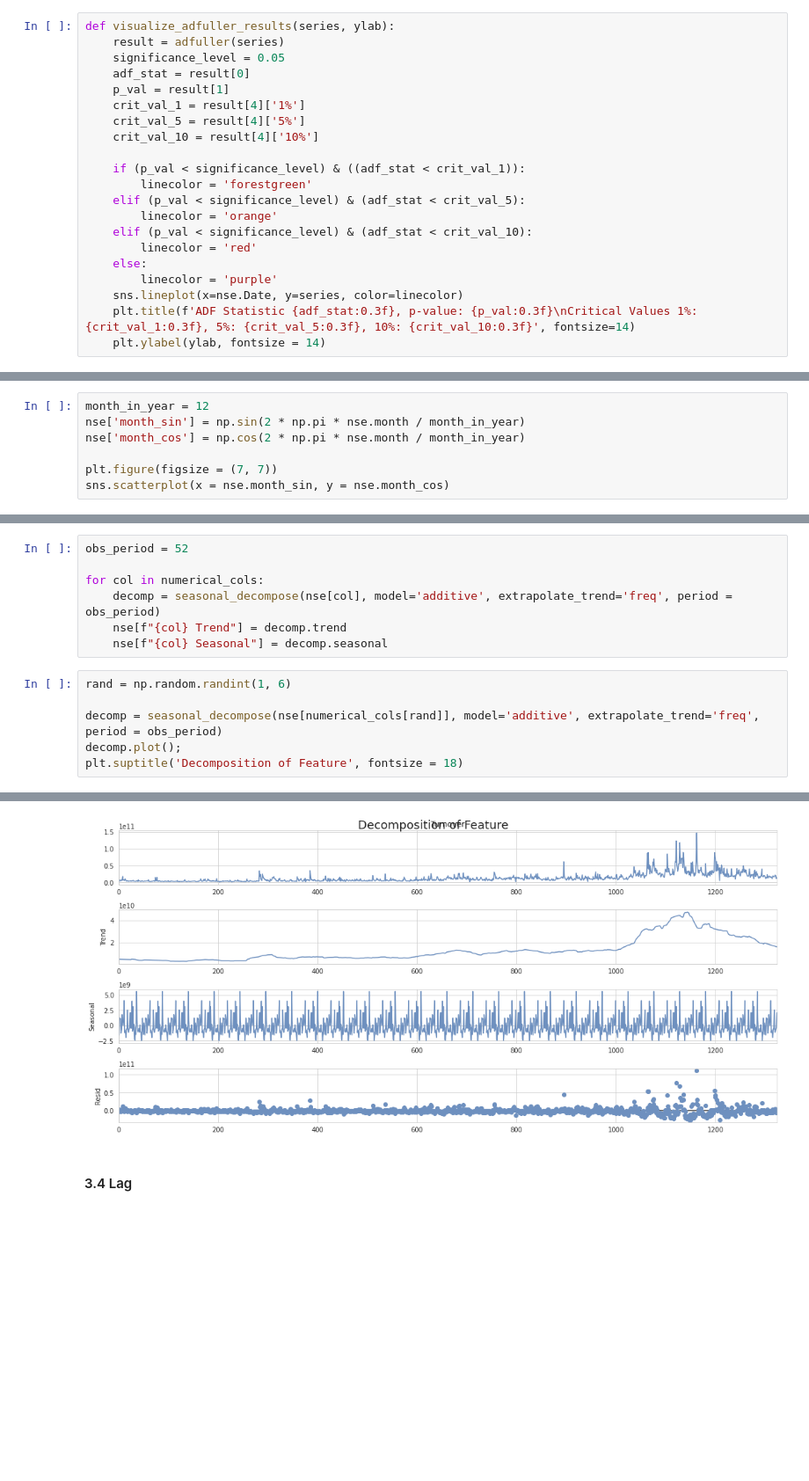
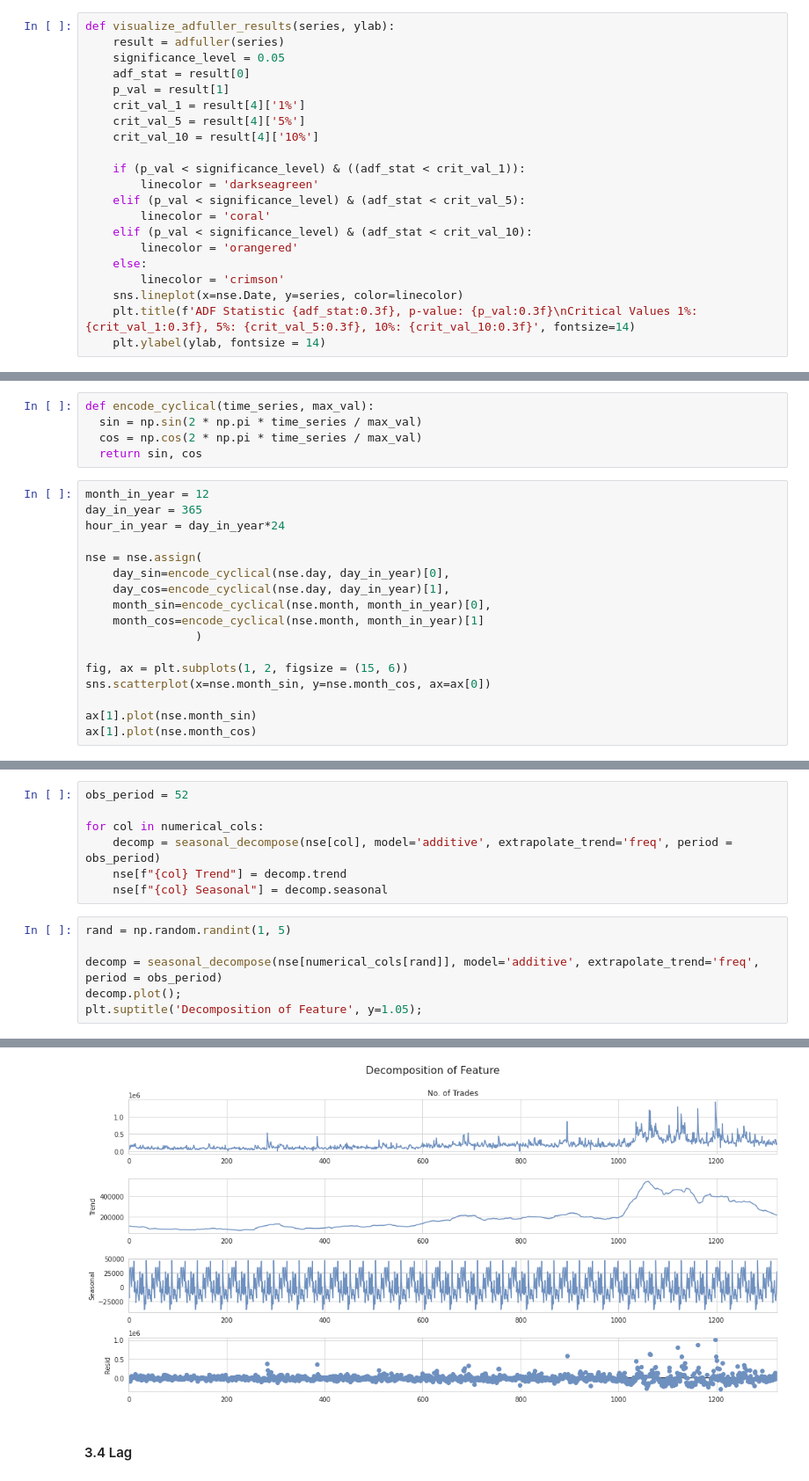
Before and after one commit to Satorumi/Machine-Learning, a Jupyter notebook: TimeSeries_Analysis.ipynb, the cells around one changed output, grey strips where cells are left out. Shown at 88% size. Cells and saved outputs as stored; diff of their text form; blank space fills up the shorter version.

```diff
--- a/TimeSeries_Analysis.ipynb
+++ b/TimeSeries_Analysis.ipynb
@@ -209,13 +223,13 @@ def visualize_adfuller_results(series, ylab):
     crit_val_10 = result[4]['10%']
 
     if (p_val < significance_level) & ((adf_stat < crit_val_1)):
-        linecolor = 'forestgreen'
+        linecolor = 'darkseagreen'
     elif (p_val < significance_level) & (adf_stat < crit_val_5):
-        linecolor = 'orange'
+        linecolor = 'coral'
     elif (p_val < significance_level) & (adf_stat < crit_val_10):
-        linecolor = 'red'
+        linecolor = 'orangered'
     else:
-        linecolor = 'purple'
+        linecolor = 'crimson'
     sns.lineplot(x=nse.Date, y=series, color=linecolor)
     plt.title(f'ADF Statistic {adf_stat:0.3f}, p-value: {p_val:0.3f}\nCritical Values 1%: {crit_val_1:0.3f}, 5%: {crit_val_5:0.3f}, 10%: {crit_val_10:0.3f}', fontsize=14)
     plt.ylabel(ylab, fontsize = 14)
@@ -285,10 +299,3 @@ nse.head(3)
 #### 3.2 Encoding Cyclical Feature
 # %% [markdown]
 Encoding Cyclical feature is important and useful, especially for Deep Learning Model. It might not be handy for algorithms such as tree-based approach
-# %%
-month_in_year = 12
-nse['month_sin'] = np.sin(2 * np.pi * nse.month / month_in_year)
-nse['month_cos'] = np.cos(2 * np.pi * nse.month / month_in_year)
-
-plt.figure(figsize = (7, 7))
-sns.scatterplot(x = nse.month_sin, y = nse.month_cos)
@@ -297,0 +302,22 @@ sns.scatterplot(x = nse.month_sin, y = nse.month_cos)
+# %%
+def encode_cyclical(time_series, max_val):
+  sin = np.sin(2 * np.pi * time_series / max_val)
+  cos = np.cos(2 * np.pi * time_series / max_val)
+  return sin, cos
+# %%
+month_in_year = 12
+day_in_year = 365
+hour_in_year = day_in_year*24
+
+nse = nse.assign(
+    day_sin=encode_cyclical(nse.day, day_in_year)[0],
+    day_cos=encode_cyclical(nse.day, day_in_year)[1],
+    month_sin=encode_cyclical(nse.month, month_in_year)[0],
+    month_cos=encode_cyclical(nse.month, month_in_year)[1]
+                )
+
+fig, ax = plt.subplots(1, 2, figsize = (15, 6))
+sns.scatterplot(x=nse.month_sin, y=nse.month_cos, ax=ax[0])
+
+ax[1].plot(nse.month_sin)
+ax[1].plot(nse.month_cos)
@@ -325,9 +354,9 @@ for col in numerical_cols:
     nse[f"{col} Trend"] = decomp.trend
     nse[f"{col} Seasonal"] = decomp.seasonal
 # %%
-rand = np.random.randint(1, 6)
+rand = np.random.randint(1, 5)
 
 decomp = seasonal_decompose(nse[numerical_cols[rand]], model='additive', extrapolate_trend='freq', period = obs_period)
 decomp.plot();
-plt.suptitle('Decomposition of Feature', fontsize = 18)
+plt.suptitle('Decomposition of Feature', y=1.05);
 # %% [output]
@@ -335,4 +363,4 @@ Text(0.5, 0.98, 'Decomposition of Feature')
-[figure, old version]
+[figure, new version]
 # %% [markdown]
   #### 3.4 Lag
 # %% [markdown]
```
Also changed, not shown: parts of 29 cells of this notebook.
